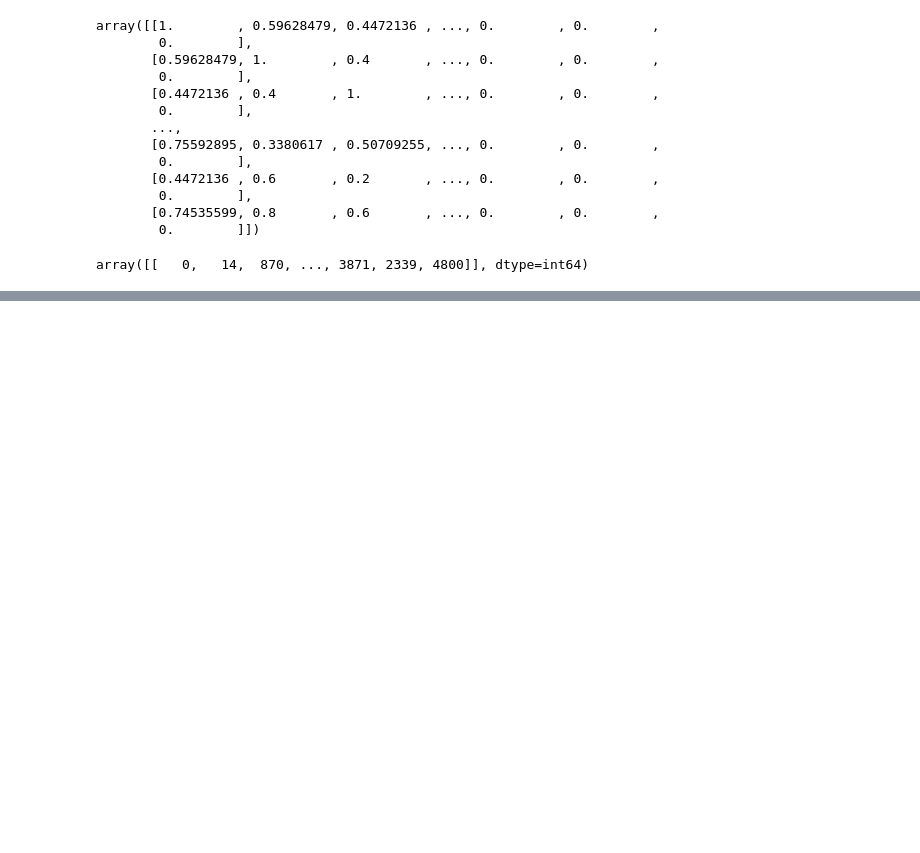
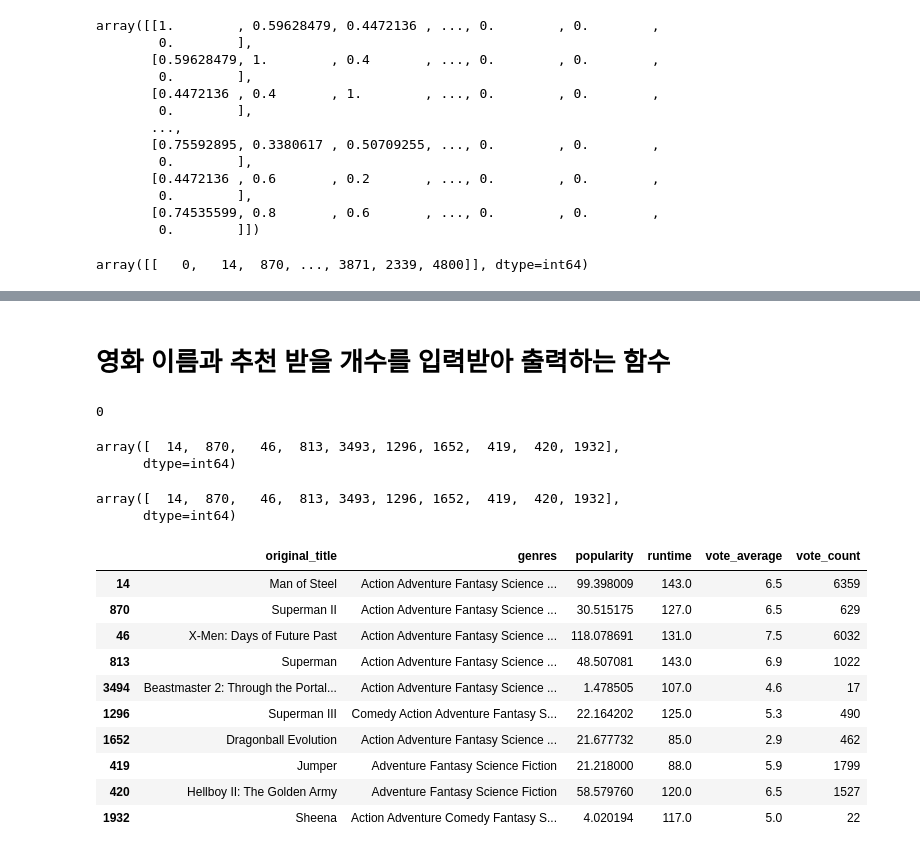
Before and after one commit to haram4th/fintech_pm_data_science, a Jupyter notebook: 06machine_learning/22컨텐츠기반_추천시스템_만들기_영화추천시스템.ipynb, the cells around one changed output, grey strips where cells are left out. Cells and saved outputs as stored; diff of their text form; code cells hidden in the pictures; blank space fills up the shorter version.

```diff
--- a/06machine_learning/22컨텐츠기반_추천시스템_만들기_영화추천시스템.ipynb
+++ b/06machine_learning/22컨텐츠기반_추천시스템_만들기_영화추천시스템.ipynb
@@ -197,0 +266,30 @@ array([[   0,   14,  870, ..., 3871, 2339, 4800]], dtype=int64)
+# %% [markdown]
+# 영화 이름과 추천 받을 개수를 입력받아 출력하는 함수
+# %%
+data[data['original_title'] == 'Avatar'].index.values[0]
+# %% [output]
+0
+# %%
+sorted_genre_sim[0, 1:(11)]
+# %% [output]
+array([  14,  870,   46,  813, 3493, 1296, 1652,  419,  420, 1932],
+      dtype=int64)
+# %%
+sorted_genre_sim[0, 1:(11)].reshape(-1)
+# %% [output]
+array([  14,  870,   46,  813, 3493, 1296, 1652,  419,  420, 1932],
+      dtype=int64)
+# %%
+data.iloc[sorted_genre_sim[0, 1:(11)].reshape(-1),:]
+# %% [output]
+|  | original_title | genres | popularity | runtime | vote_average | vote_count |
+| 14 | Man of Steel | Action Adventure Fantasy Science ... | 99.398009 | 143.0 | 6.5 | 6359 |
+| 870 | Superman II | Action Adventure Fantasy Science ... | 30.515175 | 127.0 | 6.5 | 629 |
+| 46 | X-Men: Days of Future Past | Action Adventure Fantasy Science ... | 118.078691 | 131.0 | 7.5 | 6032 |
+| 813 | Superman | Action Adventure Fantasy Science ... | 48.507081 | 143.0 | 6.9 | 1022 |
+| 3494 | Beastmaster 2: Through the Portal... | Action Adventure Fantasy Science ... | 1.478505 | 107.0 | 4.6 | 17 |
+| 1296 | Superman III | Comedy Action Adventure Fantasy S... | 22.164202 | 125.0 | 5.3 | 490 |
+| 1652 | Dragonball Evolution | Action Adventure Fantasy Science ... | 21.677732 | 85.0 | 2.9 | 462 |
+| 419 | Jumper | Adventure Fantasy Science Fiction | 21.218000 | 88.0 | 5.9 | 1799 |
+| 420 | Hellboy II: The Golden Army | Adventure Fantasy Science Fiction | 58.579760 | 120.0 | 6.5 | 1527 |
+| 1932 | Sheena | Action Adventure Comedy Fantasy S... | 4.020194 | 117.0 | 5.0 | 22 |
```
Also changed, not shown: parts of 11 cells of this notebook, 10 other files.
